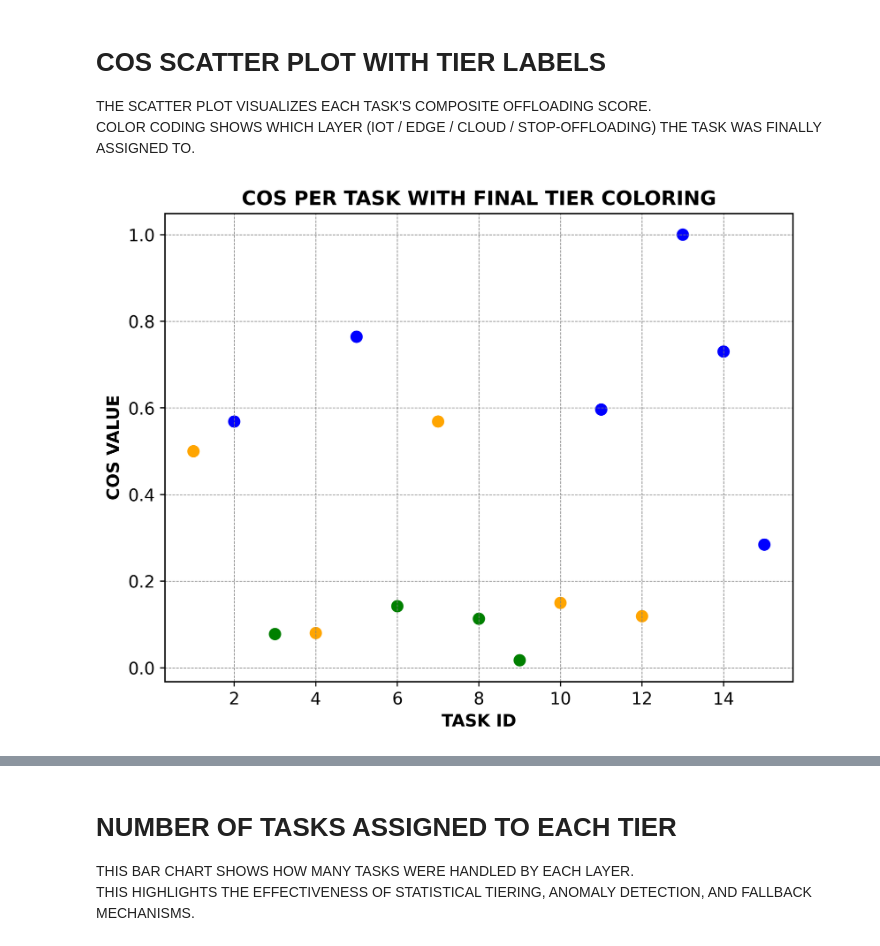
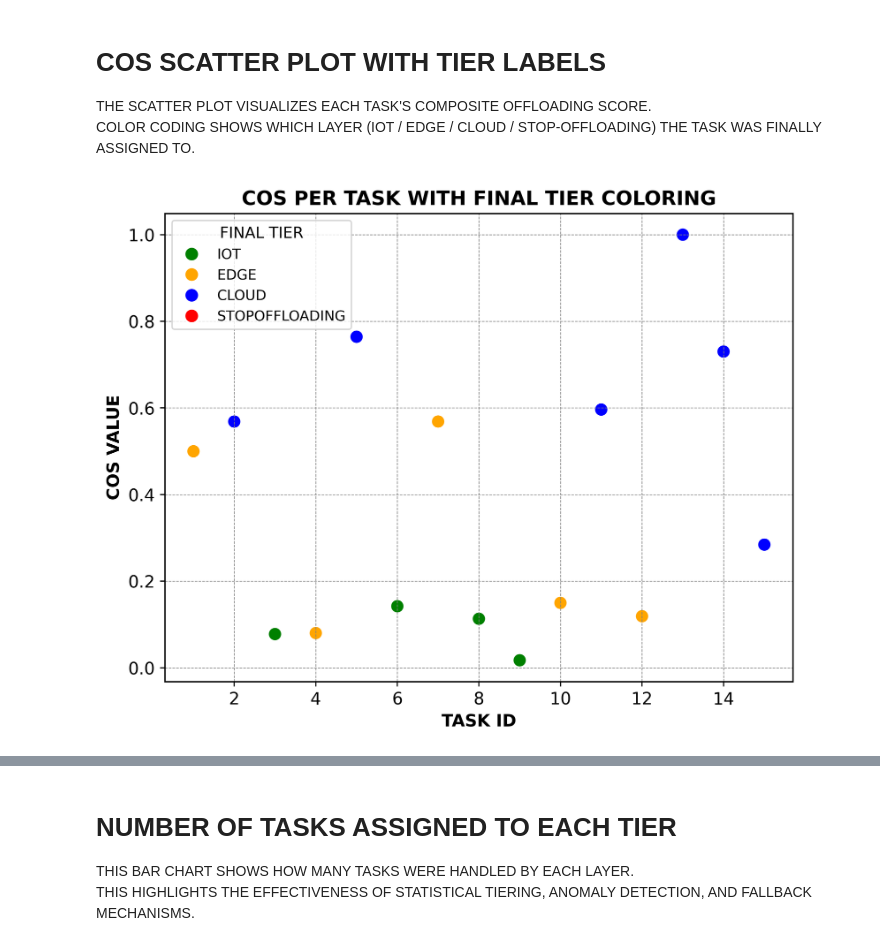
Before and after one commit to DaRkSouL36/SML-OA, a Jupyter notebook: ILLUSTRATION.ipynb, the cells around one changed output, grey strips where cells are left out. Saved outputs shown, nothing was run; the diff lists cells and outputs as text; code cells hidden in the pictures.

```diff
--- a/ILLUSTRATION.ipynb
+++ b/ILLUSTRATION.ipynb
@@ -448,7 +448,7 @@ for idx, row in df_new_tasks.iterrows():
     end_idx = idx  # INCLUSIVE
 
     window_df = df_new_tasks.loc[start_idx:end_idx].copy()
-    window_id = end_idx + 1  # 1-BASED WINDOW ID FOR LOGGING
+    window_id = (task_id - 1) // WINDOW_SIZE + 1
 
     # -------------------------------
     # NORMALIZE S, R, T WITHIN CURRENT WINDOW
@@ -627,22 +624,40 @@ plt.show()
 THE SCATTER PLOT VISUALIZES EACH TASK'S COMPOSITE OFFLOADING SCORE.
 COLOR CODING SHOWS WHICH LAYER (IOT / EDGE / CLOUD / STOP-OFFLOADING) THE TASK WAS FINALLY ASSIGNED TO.
 # %%
+from matplotlib.lines import Line2D
+
 color_map = {
     "IoT": "green",
     "Edge": "orange",
     "Cloud": "blue",
     "StopOffloading": "red"
 }
 
 colors = df_log["Final_Tier"].map(color_map)
 
 plt.figure(figsize=(8, 6), dpi=500)
 plt.scatter(df_log["Task_ID"], df_log["COS"], c=colors, s=60)
+
+# Create circular legend markers
+legend_handles = [
+    Line2D(
+        [0], [0],
+        marker='o',
+        color='w',
+        markerfacecolor=color_map[key],
+        markersize=10,
+        label=key.upper()
+    )
+    for key in color_map
+]
+
+plt.legend(handles=legend_handles, title="FINAL TIER", fontsize=10, title_fontsize=11)
+
 plt.xlabel("TASK ID", fontsize=12)
 plt.ylabel("COS VALUE", fontsize=12)
 plt.title("COS PER TASK WITH FINAL TIER COLORING", fontsize=14)
 plt.grid(True, linestyle='--', linewidth=0.5)
 plt.show()
 # %% [output]
-[figure, old version]
+[figure, new version]
 # %% [markdown]
```
Also changed, not shown: parts of 7 cells of this notebook.
